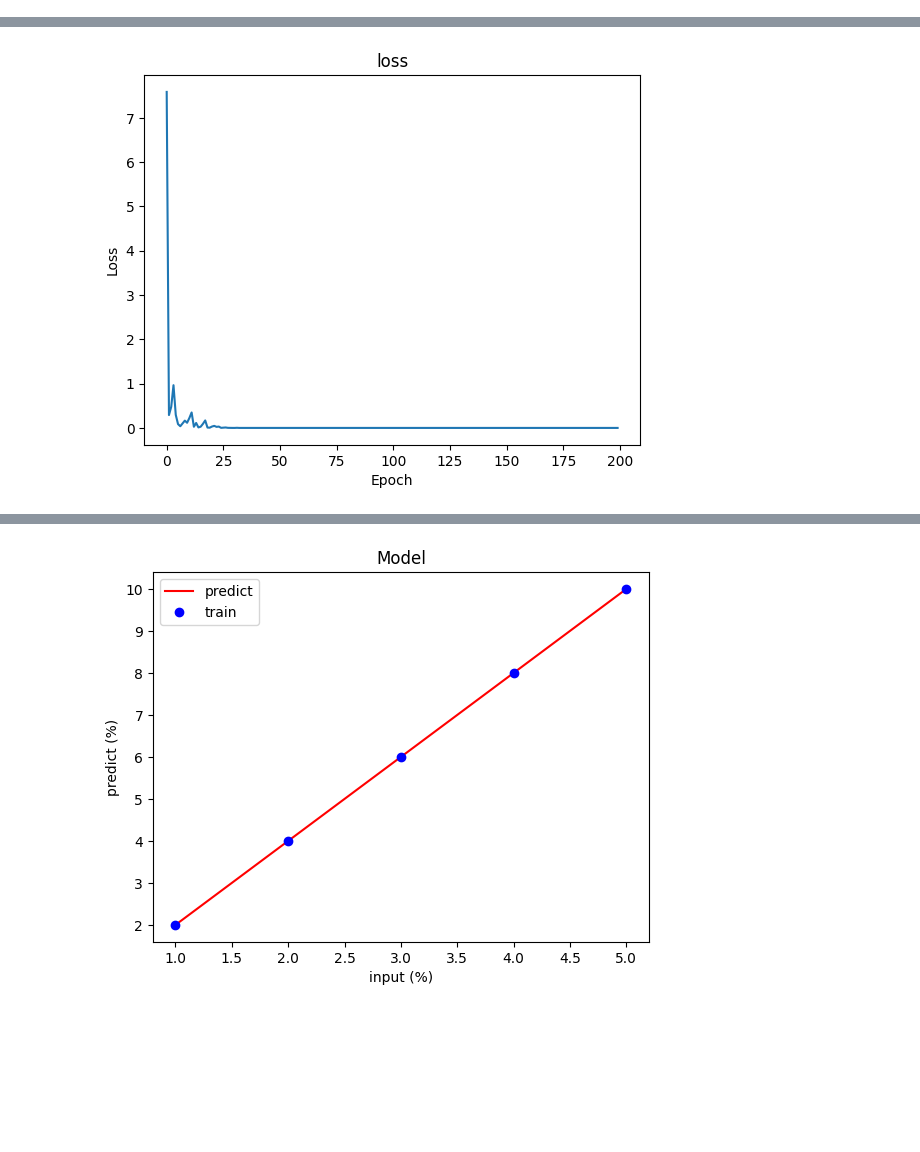
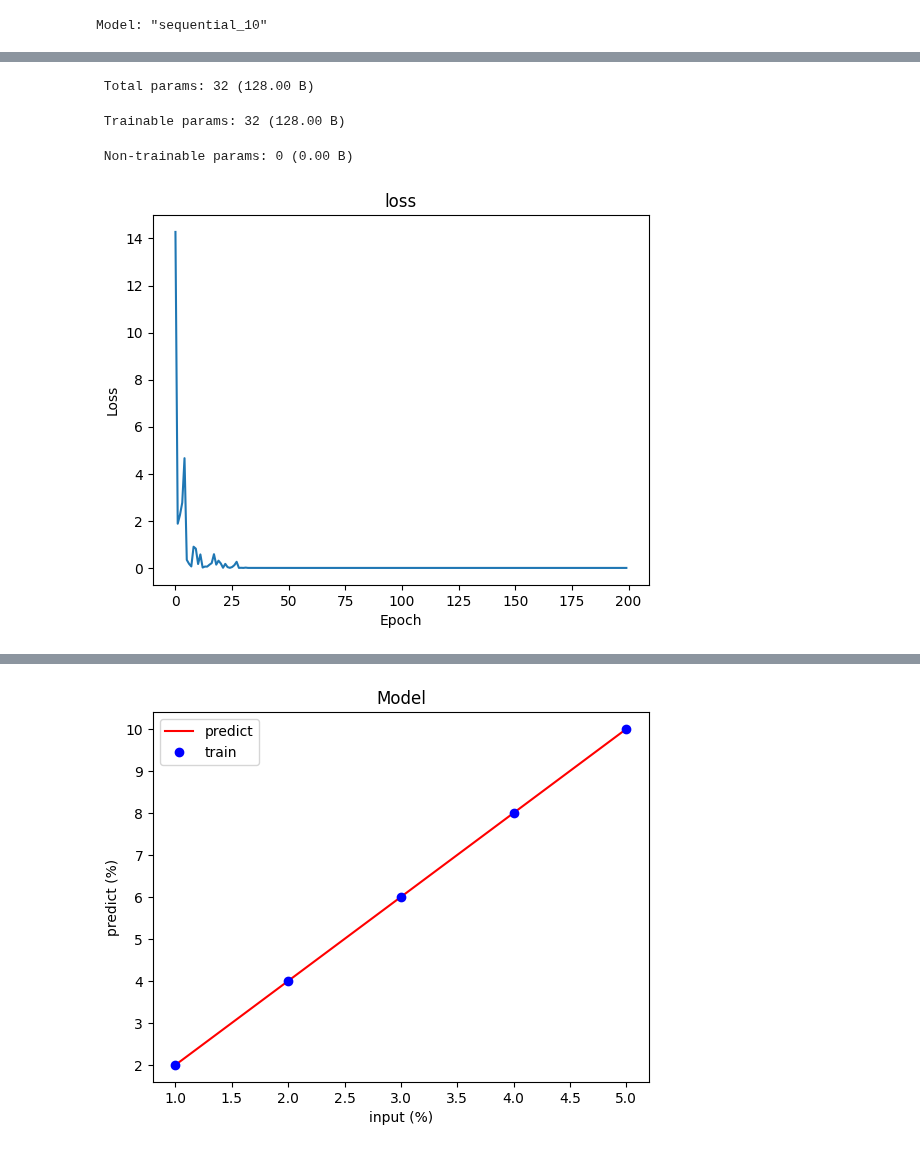
Before and after one commit to juhumkwon/source_code, a Jupyter notebook: 3_1강_선형회귀_예제.ipynb, the cells around one changed output, grey strips where cells are left out. Drawn from its saved outputs; the diff is of its cells as text; code cells hidden in the pictures; blank space fills up the shorter version.

```diff
--- a/3_1강_선형회귀_예제.ipynb
+++ b/3_1강_선형회귀_예제.ipynb
@@ -18,7 +18,7 @@ model.add(tf.keras.layers.Dense(3))
 model.add(tf.keras.layers.Dense(1))
 
 # 모델 구조 확인
-#model.summary()
+model.summary()
 
 # Optimizer - Stochastic gradient descent - 확률적 경사 하강법
 sgd = tf.keras.optimizers.SGD(learning_rate=0.01)
@@ -77,3 +77,4 @@ for i in range(1, 8):
 
 print('input : ', 99, ', output : ', model.predict(np.array([99])), sep='')
 # %% [output]
+Model: "sequential_10"
@@ -80 +90,4 @@ print('input : ', 99, ', output : ', model.predict(np.array([99])), sep='')
+ Total params: 32 (128.00 B)
+ Trainable params: 32 (128.00 B)
+ Non-trainable params: 0 (0.00 B)
-[figure, old version]
+[figure, new version]
```
Also changed, not shown: parts of 1 cell of this notebook.
